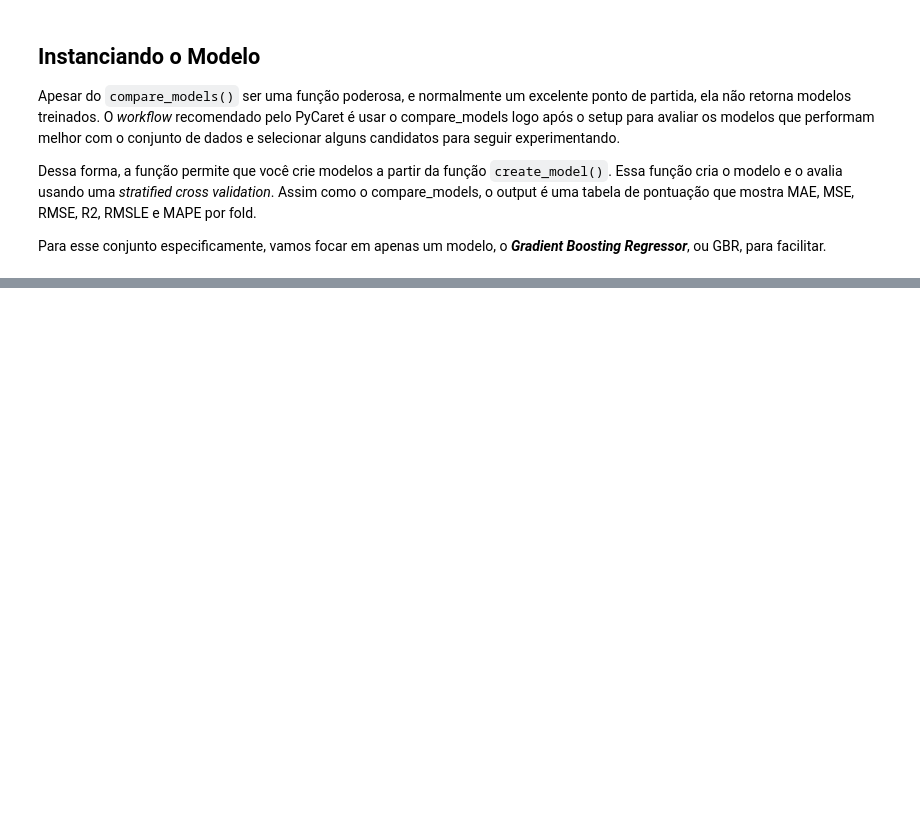
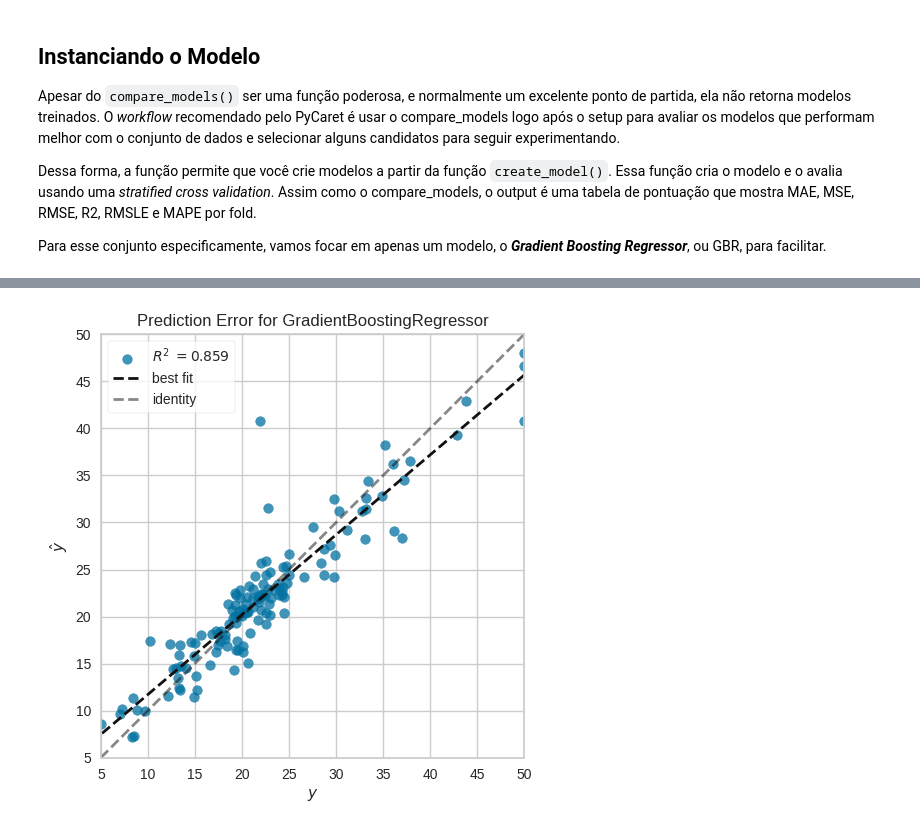
Before and after one commit to JhonnyLimachi/Sigmoidal, a Jupyter notebook: 37_AutoML.ipynb, the cells around one changed output, grey strips where cells are left out. Drawn from its saved outputs; the diff is of its cells as text; code cells hidden in the pictures; blank space fills up the shorter version.

```diff
--- a/37_AutoML.ipynb
+++ b/37_AutoML.ipynb
@@ -272,0 +290,3 @@ Para esse conjunto especificamente, vamos focar em apenas um modelo, o ***Gradie
+# %%
+# criar modelo
+gbr = create_model('gbr')
@@ -272,0 +322,3 @@ Para esse conjunto especificamente, vamos focar em apenas um modelo, o ***Gradie
+# %%
+# tunando modelo
+tuned_gbr = tune_model(gbr)
@@ -272,0 +367,4 @@ Para esse conjunto especificamente, vamos focar em apenas um modelo, o ***Gradie
+# %%
+# plotando o modelo
+plot_model(tuned_gbr, plot = 'error')
+# %% [output]
@@ -272,0 +372 @@ Para esse conjunto especificamente, vamos focar em apenas um modelo, o ***Gradie
+[figure, added]
```
Also changed, not shown: parts of 12 cells of this notebook.
